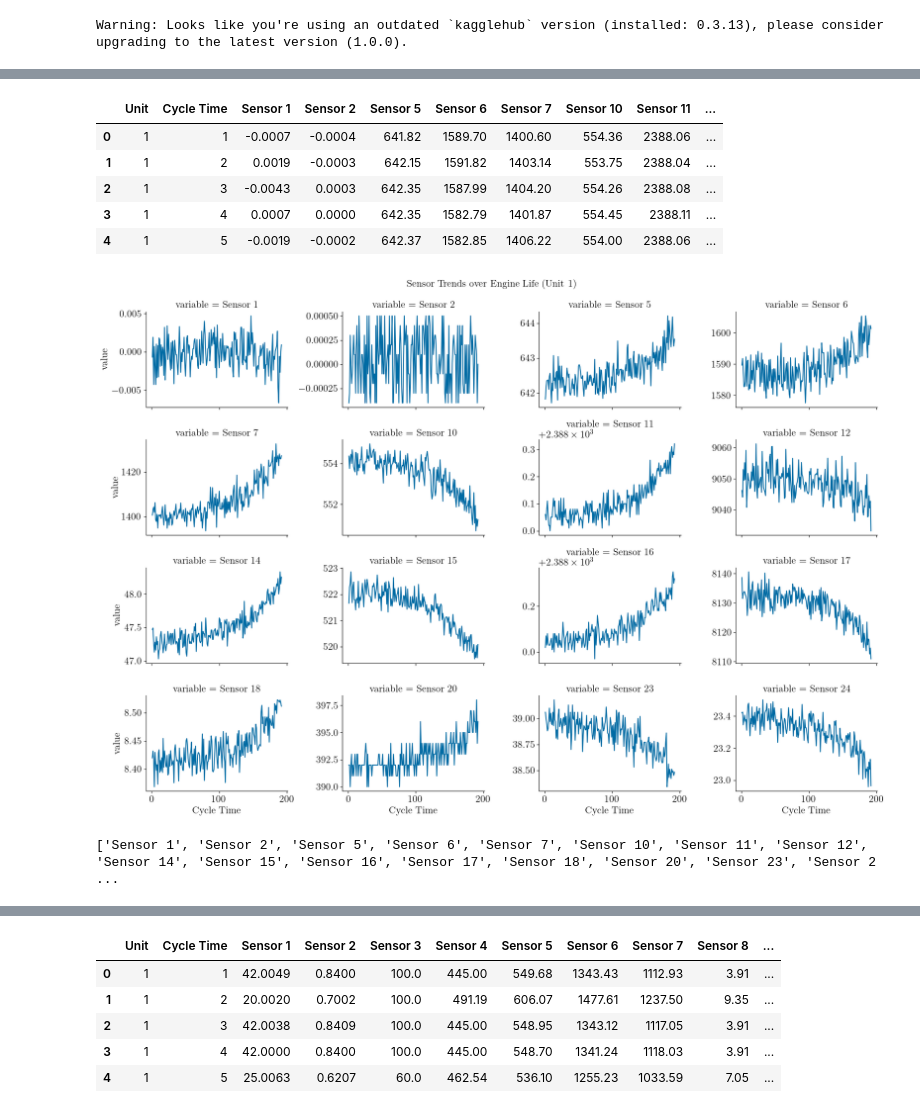
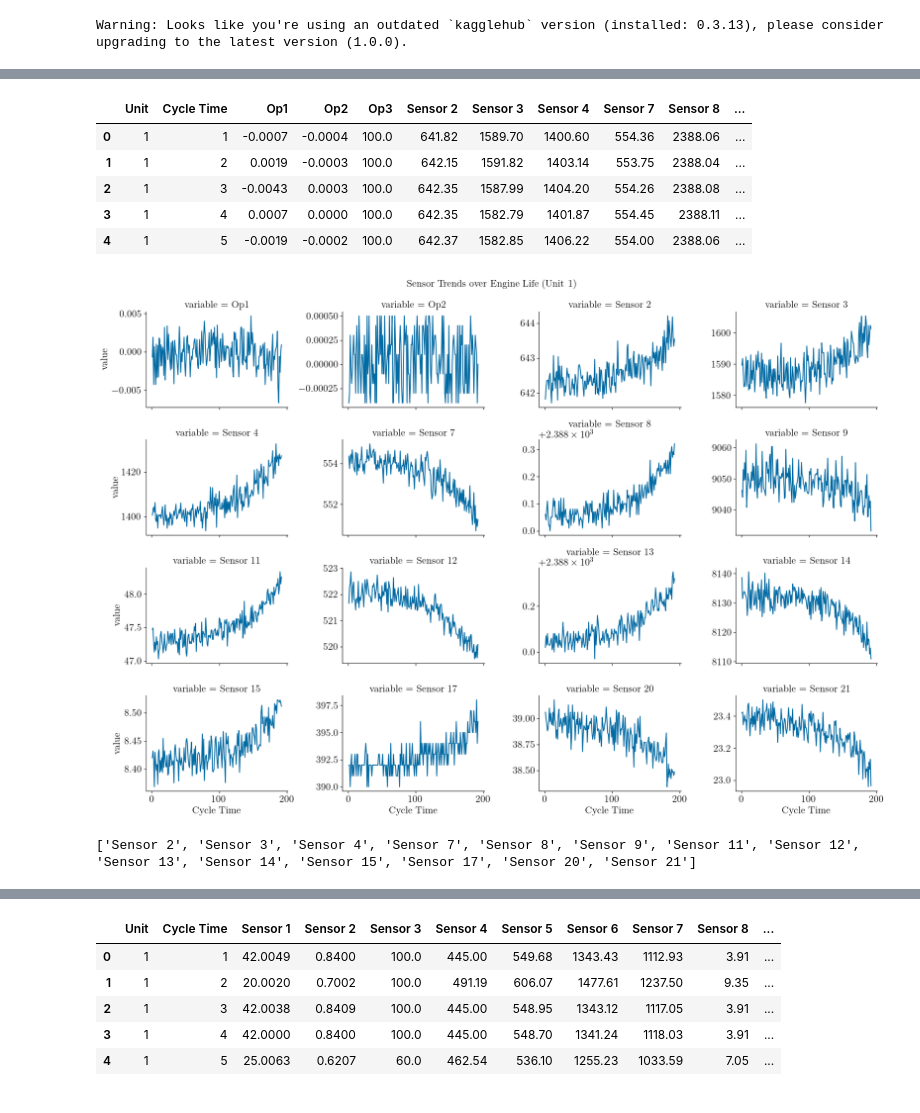
Before and after one commit to RandomKiddo/HackAI2026, a Jupyter notebook: src/Project.ipynb, the cells around one changed output, grey strips where cells are left out. Saved outputs shown, nothing was run; the diff lists cells and outputs as text; code cells hidden in the pictures.

```diff
--- a/src/Project.ipynb
+++ b/src/Project.ipynb
@@ -57,31 +57,32 @@ plt.show()
 # %%
-cols_to_drop = ['Sensor 4', 'Sensor 8', 'Sensor 9', 'Sensor 13', 'Sensor 19', 'Sensor 21', 'Sensor 22', 'Sensor 25', 'Sensor 26']
-relevant_sensors = [f'Sensor {_+1}' for _ in range(26) if _ not in (2, 3, 7, 8, 12, 18, 20, 21, 24, 25)]
+cols_to_drop = ['Sensor 1', 'Sensor 5', 'Sensor 6', 'Sensor 10', 'Sensor 16', 'Sensor 18', 'Sensor 19', 'Sensor 22', 'Sensor 23']
+relevant_sensors = [f'Sensor {_+1}' for _ in range(23) if _ not in (0, 4, 5, 9, 15, 17, 18, 21, 22)]
+ops = ['Op1', 'Op2']
 df = df.drop(columns=cols_to_drop)
 df_test = df_test.drop(columns=cols_to_drop)
 df.head()
 # %% [output]
-|  | Unit | Cycle Time | Sensor 1 | Sensor 2 | Sensor 5 | Sensor 6 | Sensor 7 | Sensor 10 | Sensor 11 | ... |
-| 0 | 1 | 1 | -0.0007 | -0.0004 | 641.82 | 1589.70 | 1400.60 | 554.36 | 2388.06 | ... |
-| 1 | 1 | 2 | 0.0019 | -0.0003 | 642.15 | 1591.82 | 1403.14 | 553.75 | 2388.04 | ... |
-| 2 | 1 | 3 | -0.0043 | 0.0003 | 642.35 | 1587.99 | 1404.20 | 554.26 | 2388.08 | ... |
-| 3 | 1 | 4 | 0.0007 | 0.0000 | 642.35 | 1582.79 | 1401.87 | 554.45 | 2388.11 | ... |
-| 4 | 1 | 5 | -0.0019 | -0.0002 | 642.37 | 1582.85 | 1406.22 | 554.00 | 2388.06 | ... |
+|  | Unit | Cycle Time | Op1 | Op2 | Op3 | Sensor 2 | Sensor 3 | Sensor 4 | Sensor 7 | Sensor 8 | ... |
+| 0 | 1 | 1 | -0.0007 | -0.0004 | 100.0 | 641.82 | 1589.70 | 1400.60 | 554.36 | 2388.06 | ... |
+| 1 | 1 | 2 | 0.0019 | -0.0003 | 100.0 | 642.15 | 1591.82 | 1403.14 | 553.75 | 2388.04 | ... |
+| 2 | 1 | 3 | -0.0043 | 0.0003 | 100.0 | 642.35 | 1587.99 | 1404.20 | 554.26 | 2388.08 | ... |
+| 3 | 1 | 4 | 0.0007 | 0.0000 | 100.0 | 642.35 | 1582.79 | 1401.87 | 554.45 | 2388.11 | ... |
+| 4 | 1 | 5 | -0.0019 | -0.0002 | 100.0 | 642.37 | 1582.85 | 1406.22 | 554.00 | 2388.06 | ... |
 # %%
 unit_data = df[df['Unit'] == 1]
-plot_data = unit_data.melt(id_vars='Cycle Time', value_vars=relevant_sensors)
+plot_data = unit_data.melt(id_vars='Cycle Time', value_vars=ops+relevant_sensors)
 
 # 2. Create a grid of plots
 g = sns.FacetGrid(plot_data, col="variable", col_wrap=4, sharey=False, aspect=1.5)
 g.map(sns.lineplot, "Cycle Time", "value")
 
 # Add a title and adjust layout
 g.fig.suptitle('Sensor Trends over Engine Life (Unit 1)', y=1.02, fontsize=16)
 plt.show()
 # %% [output]
-[figure, old version]
+[figure, new version]
 # %%
 print(relevant_sensors)
 # %% [output]
-['Sensor 1', 'Sensor 2', 'Sensor 5', 'Sensor 6', 'Sensor 7', 'Sensor 10', 'Sensor 11', 'Sensor 12', 'Sensor 14', 'Sensor 15', 'Sensor 16', 'Sensor 17', 'Sensor 18', 'Sensor 20', 'Sensor 23', 'Sensor 2 ...
+['Sensor 2', 'Sensor 3', 'Sensor 4', 'Sensor 7', 'Sensor 8', 'Sensor 9', 'Sensor 11', 'Sensor 12', 'Sensor 13', 'Sensor 14', 'Sensor 15', 'Sensor 17', 'Sensor 20', 'Sensor 21']
 # %%
```
Also changed, not shown: parts of 20 cells of this notebook, 2 other files.
